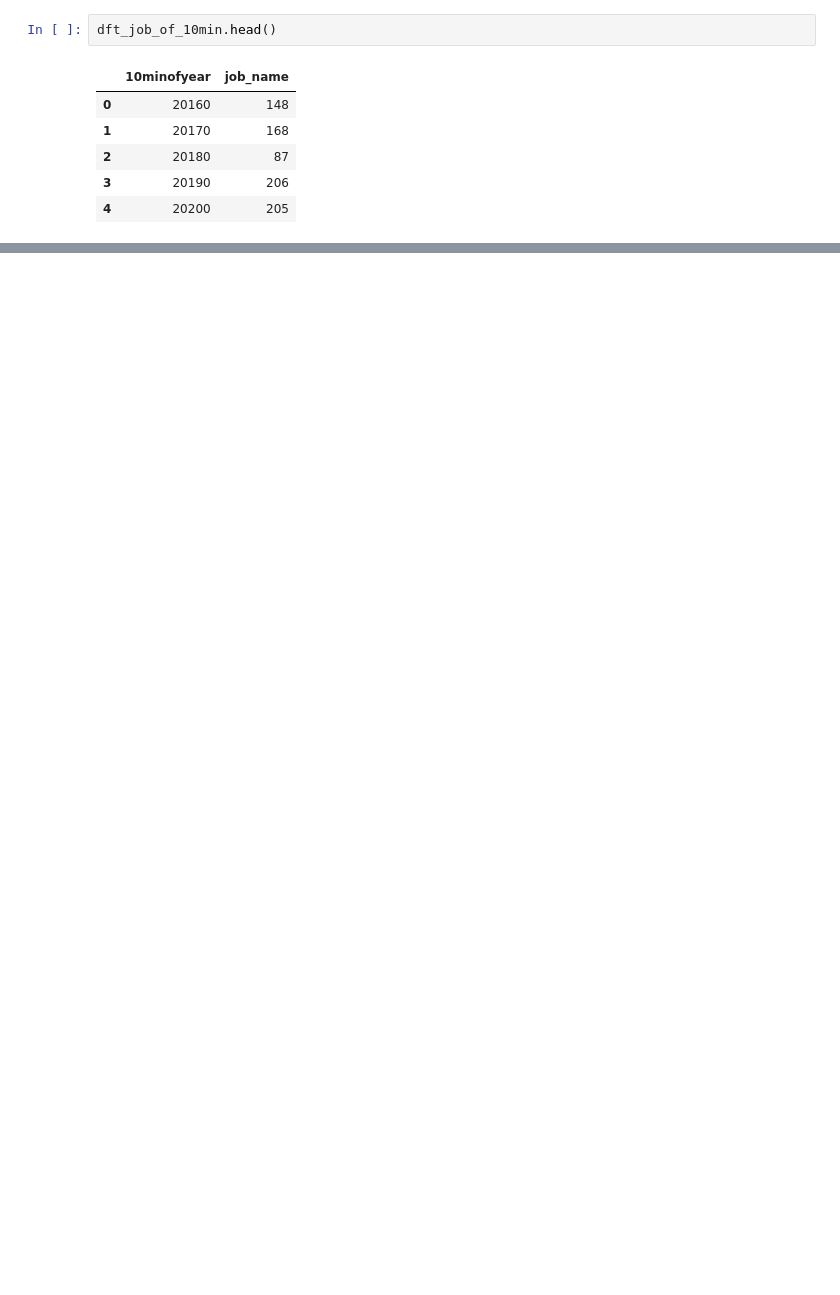
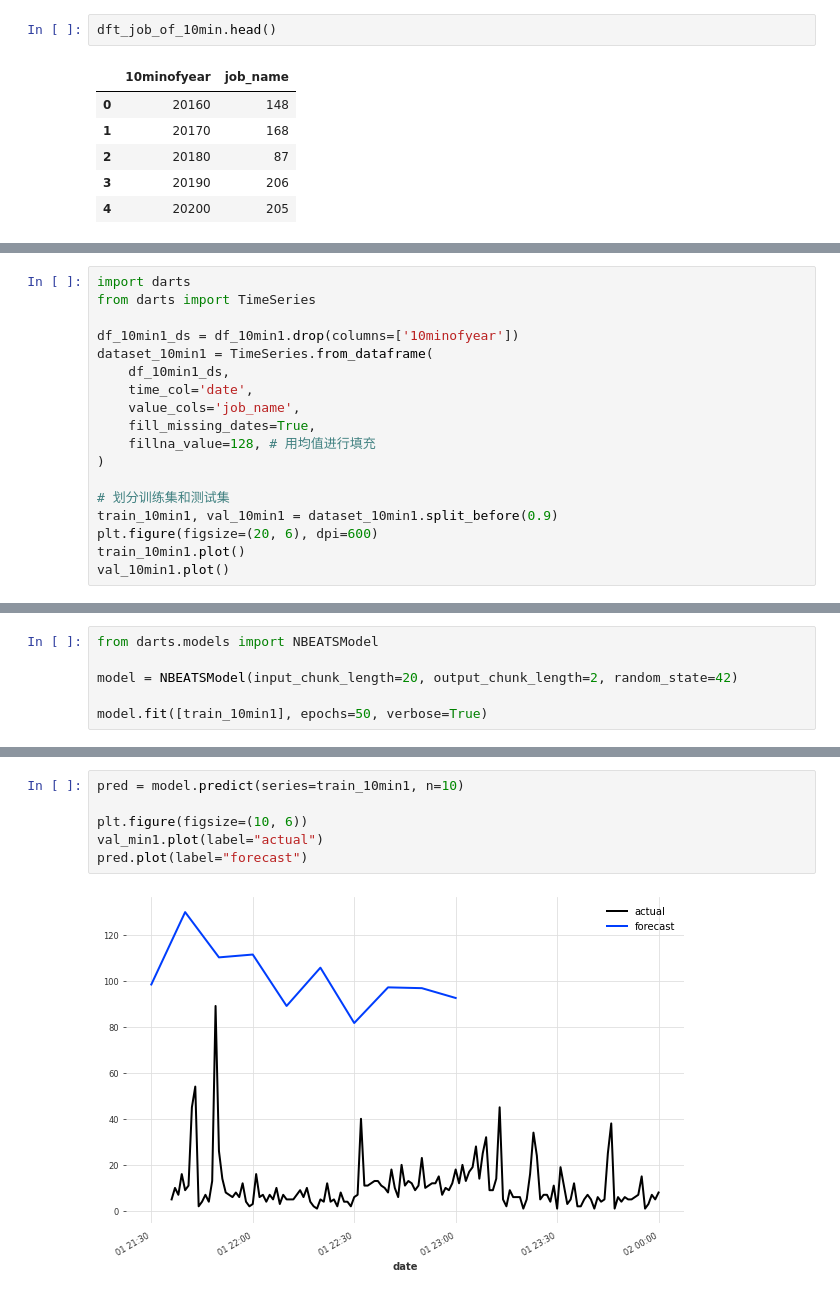
Before and after one commit to lizonglingo/clusterdate-trace-alibaba, a Jupyter notebook: gpu_claster/darts/N-BEATS.ipynb, the cells around one changed output, grey strips where cells are left out. Drawn from its saved outputs; the diff is of its cells as text; blank space fills up the shorter version.

```diff
--- a/gpu_claster/darts/N-BEATS.ipynb
+++ b/gpu_claster/darts/N-BEATS.ipynb
@@ -183,0 +406,18 @@ dft_job_of_10min.head()
+# %%
+import darts
+from darts import TimeSeries
+
+df_10min1_ds = df_10min1.drop(columns=['10minofyear'])
+dataset_10min1 = TimeSeries.from_dataframe(
+    df_10min1_ds,
+    time_col='date',
+    value_cols='job_name',
+    fill_missing_dates=True,
+    fillna_value=128, # 用均值进行填充
+)
+
+# 划分训练集和测试集
+train_10min1, val_10min1 = dataset_10min1.split_before(0.9)
+plt.figure(figsize=(20, 6), dpi=600)
+train_10min1.plot()
+val_10min1.plot()
@@ -183,0 +426,6 @@ dft_job_of_10min.head()
+# %%
+from darts.models import NBEATSModel
+
+model = NBEATSModel(input_chunk_length=20, output_chunk_length=2, random_state=42)
+
+model.fit([train_10min1], epochs=50, verbose=True)
@@ -183,0 +451,8 @@ dft_job_of_10min.head()
+# %%
+pred = model.predict(series=train_10min1, n=10)
+
+plt.figure(figsize=(10, 6))
+val_min1.plot(label="actual")
+pred.plot(label="forecast")
+# %% [output]
+[figure, added]
```
Also changed, not shown: parts of 32 cells of this notebook.
